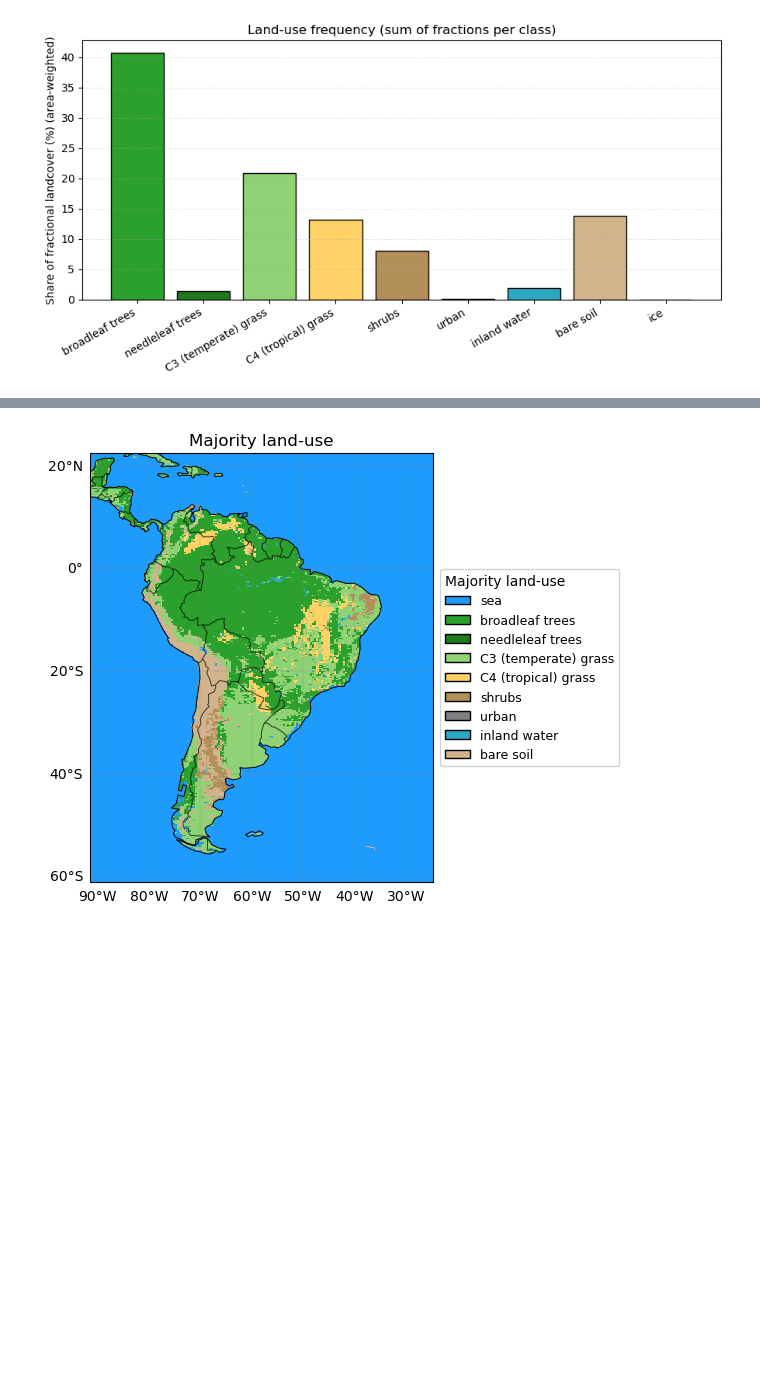
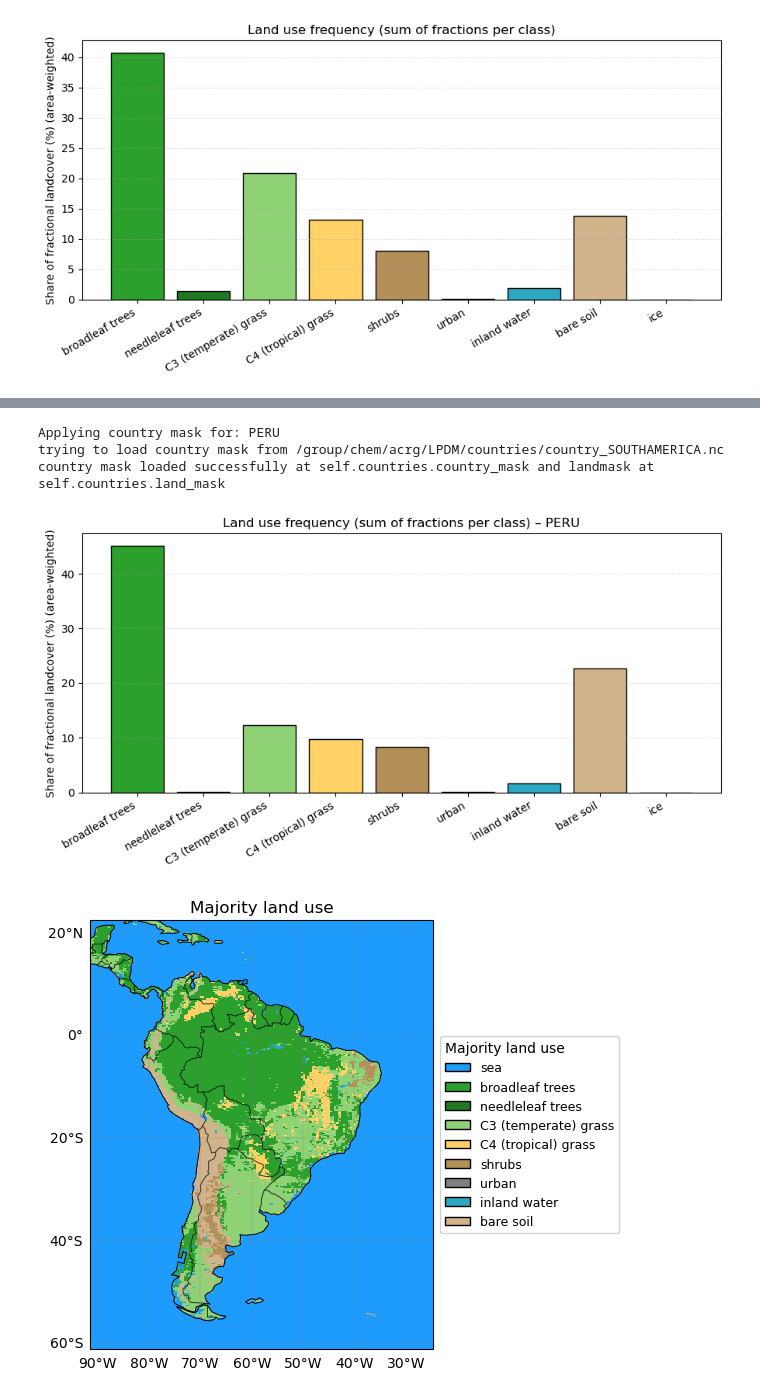
Before and after one commit to GATES-Lab/GATES_LPDM_emulator, a Jupyter notebook: vis/characterisation.ipynb, the cells around one changed output, grey strips where cells are left out. Cells and saved outputs as stored; diff of their text form; code cells hidden in the pictures; blank space fills up the shorter version.

```diff
--- a/vis/characterisation.ipynb
+++ b/vis/characterisation.ipynb
@@ -203,3 +239,14 @@ fig, ax, freq = plot_landuse_frequency(
+# %%
+fig, ax, freq = plot_landuse_frequency(
+    data,
+    area_weighted=True,
+    country="PERU"
+)
+# %% [output]
+Applying country mask for: PERU
+trying to load country mask from /group/chem/acrg/LPDM/countries/country_SOUTHAMERICA.nc
+country mask loaded successfully at self.countries.country_mask and landmask at self.countries.land_mask
+[figure, added]
 # %%
 fig, ax, mesh, majority, (cmap, norm) = plot_majority_landuse_map(
     data,
```
Also changed, not shown: parts of 7 cells of this notebook.
